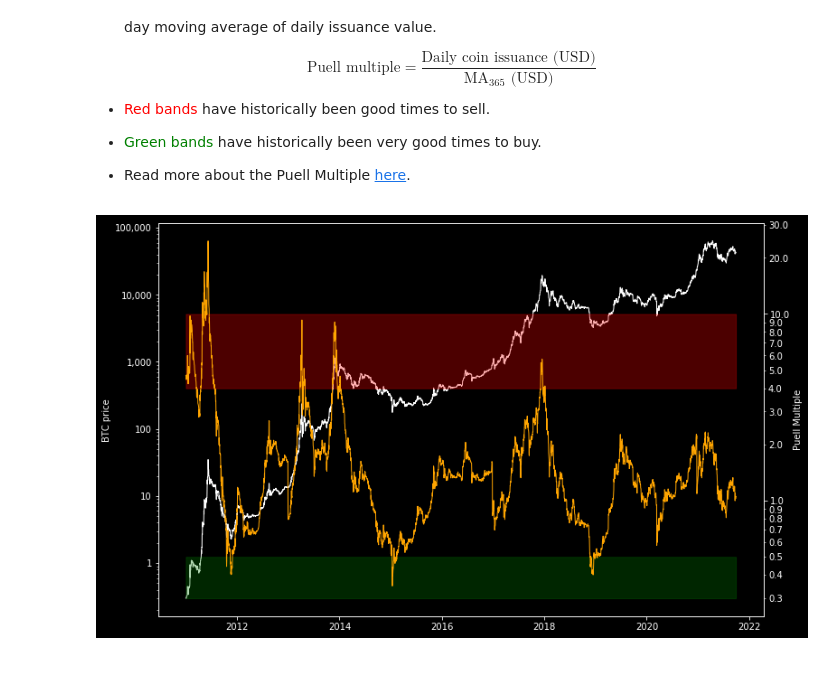
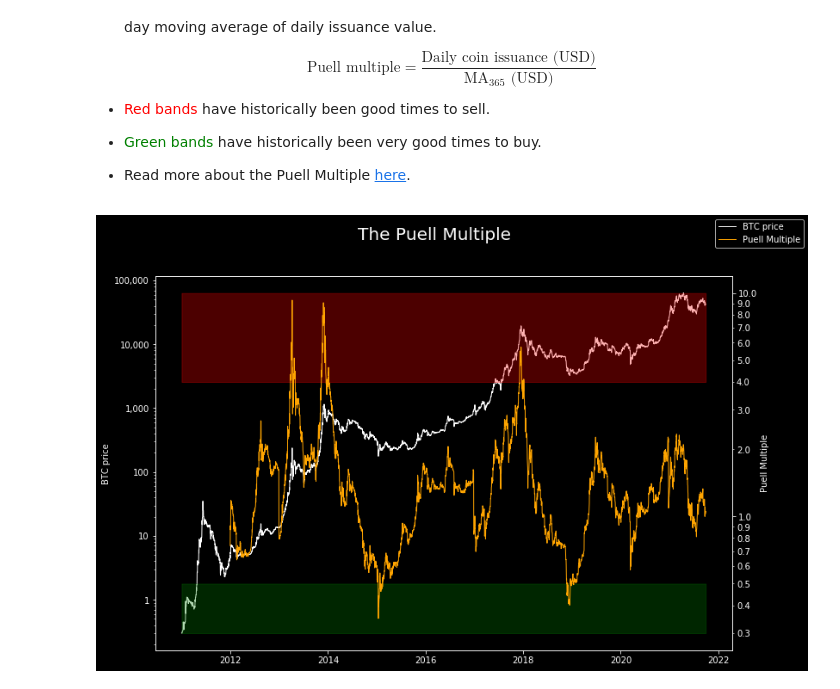
Before and after one commit to julyankb/navigating-crypto, a Jupyter notebook: Puell_multiple.ipynb, the cells around one changed output. Cells and saved outputs as stored; diff of their text form; code cells hidden in the pictures.

```diff
--- a/Puell_multiple.ipynb
+++ b/Puell_multiple.ipynb
@@ -88,29 +88,30 @@ $$
 # %%
 df["usdIssuance"] = df["btcIssuance"] * df["Value"]
 df["MAusdIssuance"] = df["usdIssuance"].rolling(window=365).mean()
 
 # Drop everything before this date
 df = df[df["Date"] >= "2011-01-01"]
 
 # Plot it
 plt.style.use('dark_background')
 fig, ax = plt.subplots(figsize=(12,8))
 
-ax.semilogy(df["Date"], df["Value"], linewidth=1, color='white', alpha=1)
+ax.semilogy(df["Date"], df["Value"], linewidth=1, color='white', alpha=1, label='BTC price')
 ax.yaxis.set_major_formatter(matplotlib.ticker.FuncFormatter(lambda x, p: format(int(x), ',')))
 
 ax2 = ax.twinx()
 
-ax2.semilogy(df["Date"], df["usdIssuance"]/df["MAusdIssuance"], color='orange', linewidth=1)
+ax2.semilogy(df["Date"], df["usdIssuance"]/df["MAusdIssuance"], color='orange', linewidth=1, label='Puell Multiple')
 ax2.fill_between(df["Date"], 4, 10, color="red", alpha=0.3)
 ax2.fill_between(df["Date"], 0.3, 0.5, color="green", alpha=0.3)
 
 ax2.yaxis.set_major_formatter(matplotlib.ticker.FormatStrFormatter("%.1f"))
 ax2.yaxis.set_minor_formatter(matplotlib.ticker.FormatStrFormatter("%.1f"))
 
 ax2.set_ylabel("Puell Multiple")
 ax.set_ylabel("BTC price")
-
+fig.legend()
+plt.suptitle('The Puell Multiple', fontsize=20)
 plt.show()
 # %% [output]
-[figure, old version]
+[figure, new version]
```
